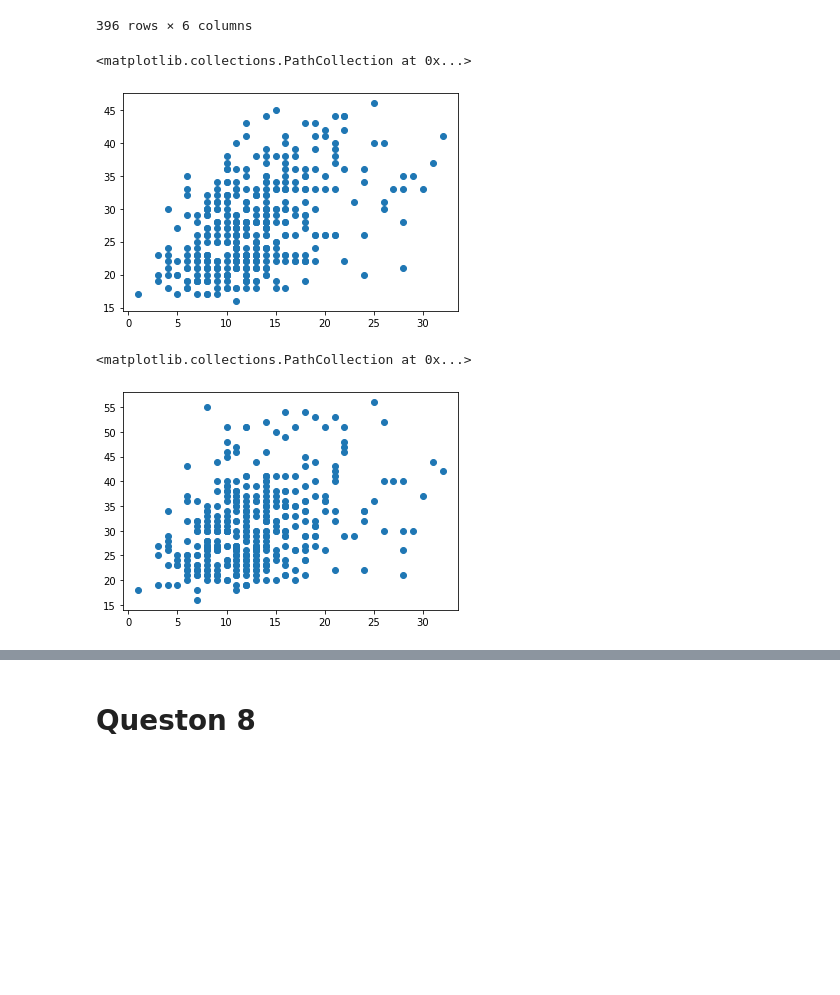
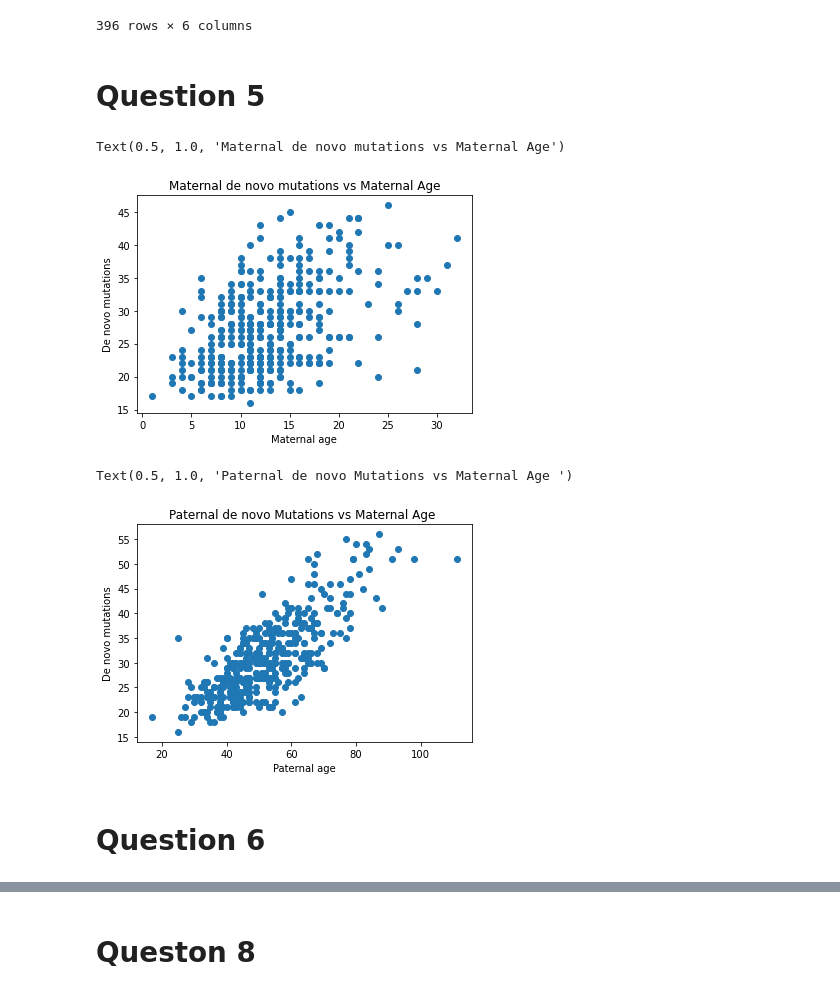
Before and after one commit to vmorri12/qbb2020-answers, a Jupyter notebook: day5-lunch/day5-lunch.ipynb, the cells around one changed output, grey strips where cells are left out. Cells and saved outputs as stored; diff of their text form; code cells hidden in the pictures; blank space fills up the shorter version.

```diff
--- a/day5-lunch/day5-lunch.ipynb
+++ b/day5-lunch/day5-lunch.ipynb
@@ -47,5 +61,4 @@ tot_dnm = df['Proband_id'].value_counts()
 # %%
-mat = (df['Proband_id'][df['Phase_combined']=='mother'].value_counts())
-pat = (df['Proband_id'][df['Phase_combined']=='father'].value_counts())
-totals = (df['Proband_id'].value_counts())
-probands = (df['Proband_id'].value_counts)
+tot = pd.DataFrame(df['Proband_id'].value_counts().rename_axis('Proband_id').reset_index(name='tot_dnm'))
+mat = pd.DataFrame(df['Proband_id'][df['Phase_combined']=='mother'].value_counts().rename_axis('Proband_id').reset_index(name='mat_dnm'))
+pat = pd.DataFrame(df['Proband_id'][df['Phase_combined']=='father'].value_counts().rename_axis('Proband_id').reset_index(name='pat_dnm'))
@@ -73,5 +65,5 @@ new_df_2
 # %%
-new_df = pd.DataFrame.merge(tot_4, mat_4, on ='Proband_id')
+new_df = pd.DataFrame.merge(tot, mat, on ='Proband_id')
 new_df
 # %% [output]
 |  | Proband_id | tot_dnm | mat_dnm |
@@ -88,7 +80,7 @@ new_df
 | 395 | 13990 | 33 | 7 |
 396 rows × 3 columns
 # %%
-new_df_2 = pd.DataFrame.merge(new_df, pat_4, on ='Proband_id')
+new_df_2 = pd.DataFrame.merge(new_df, pat, on ='Proband_id')
 new_df_2
 # %% [output]
 |  | Proband_id | tot_dnm | mat_dnm | pat_dnm |
@@ -121,18 +115,28 @@ new_df_3
 | 394 | 37789 | 34 | 3 | 17 | 19 | 19 |
 | 395 | 13990 | 33 | 7 | 25 | 16 | 17 |
 396 rows × 6 columns
+# %% [markdown]
+# Question 5
 # %%
 fig, ax = plt.subplots()
 ax.scatter(x=new_df_3['mat_dnm'], y=new_df_3['Mother_age'])
+plt.ylabel('De novo mutations')
+plt.xlabel('Maternal age')
+plt.title('Maternal de novo mutations vs Maternal Age')
 # %% [output]
-<matplotlib.collections.PathCollection at 0x...>
+Text(0.5, 1.0, 'Maternal de novo mutations vs Maternal Age')
-[figure, old version]
+[figure, new version]
 # %%
 fig, ax = plt.subplots()
-ax.scatter(x=new_df_3['mat_dnm'], y=new_df_3['Father_age'])
+ax.scatter(x=new_df_3['pat_dnm'], y=new_df_3['Father_age'])
+plt.ylabel('De novo mutations')
+plt.xlabel('Paternal age')
+plt.title('Paternal de novo Mutations vs Maternal Age ')
 # %% [output]
-<matplotlib.collections.PathCollection at 0x...>
+Text(0.5, 1.0, 'Paternal de novo Mutations vs Maternal Age ')
-[figure, old version]
+[figure, new version]
+# %% [markdown]
+# Question 6
 # %%
 model = smf.ols(formula = "Mother_age ~ mat_dnm", data = new_df_3)
 results = model.fit()
```
Also changed, not shown: parts of 16 cells of this notebook.
